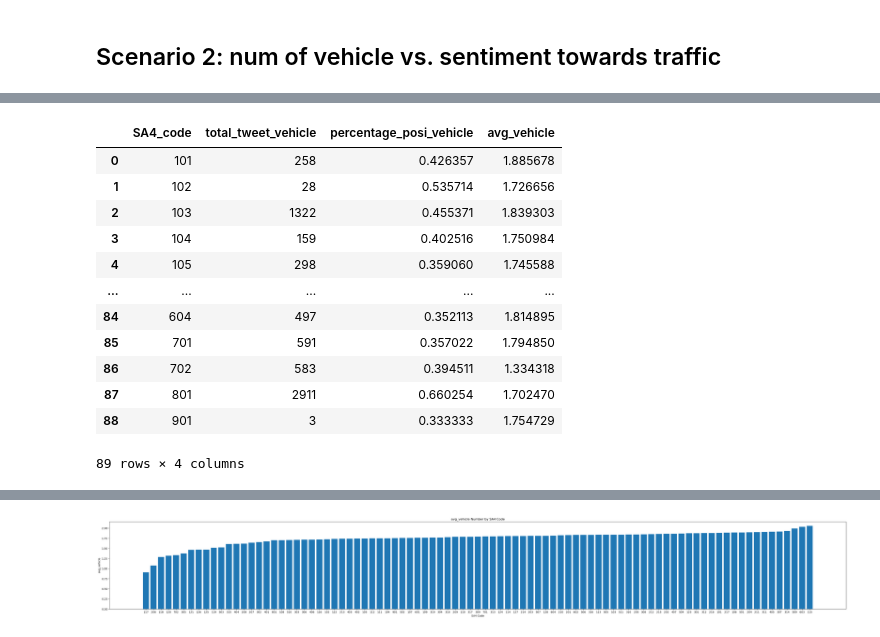
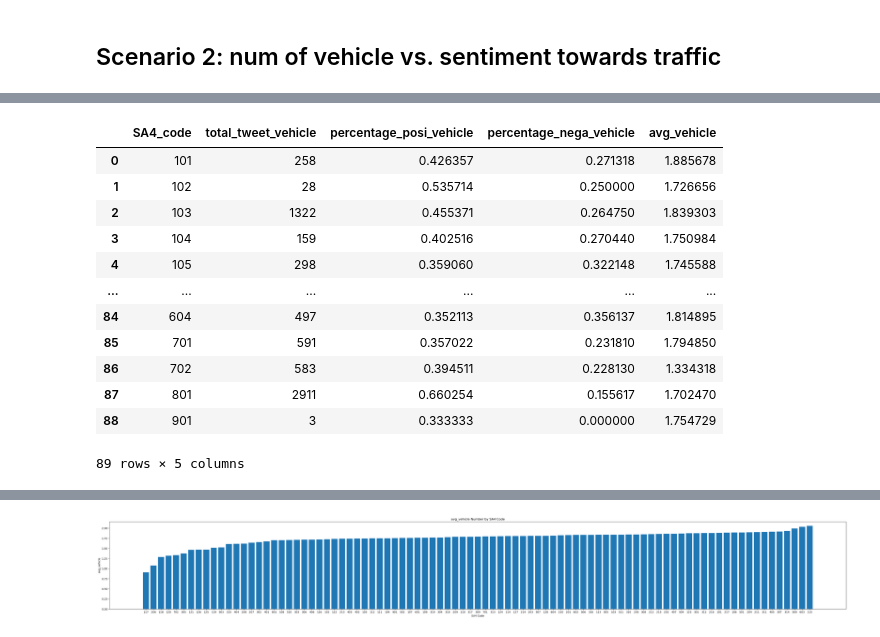
Before and after one commit to terrance2630/CCC_A2, a Jupyter notebook: processed_data_analysis/data_analysis_by_scenario.ipynb, the cells around one changed output, grey strips where cells are left out. Cells and saved outputs as stored; diff of their text form; code cells hidden in the pictures.

```diff
--- a/processed_data_analysis/data_analysis_by_scenario.ipynb
+++ b/processed_data_analysis/data_analysis_by_scenario.ipynb
@@ -108,38 +140,41 @@ with open('/Users/euniceyao/Documents/GitHub/CCC_A2/final_processed_data/s2_data
 # %%
 SA4_code = []
 total_tweet_vehicle = []
 #
 percentage_posi_vehicle = []
+percentage_nega_vehicle = []
 avg_vehicle = []
 
 for item in s2_data:
     SA4_code.append(item)
     total_tweet_vehicle.append(s2_data[item][0])
     # posi_tweet_vehicle.append(s2_data[item][2])
     percentage_posi_vehicle.append(s2_data[item][4])
+    percentage_nega_vehicle.append(s2_data[item][5])
     avg_vehicle.append(s2_data[item][7])
 
 selected_data_vehicle = {
     'SA4_code': SA4_code,
     'total_tweet_vehicle': total_tweet_vehicle,
     # 'posi_tweet_vehicle': posi_tweet_vehicle,
     'percentage_posi_vehicle': percentage_posi_vehicle,
+    'percentage_nega_vehicle': percentage_nega_vehicle,
     'avg_vehicle': avg_vehicle
 }
 
 vehicle_df = pd.DataFrame(selected_data_vehicle)
 vehicle_df
 # %% [output]
-|  | SA4_code | total_tweet_vehicle | percentage_posi_vehicle | avg_vehicle |
-| 0 | 101 | 258 | 0.426357 | 1.885678 |
-| 1 | 102 | 28 | 0.535714 | 1.726656 |
-| 2 | 103 | 1322 | 0.455371 | 1.839303 |
-| 3 | 104 | 159 | 0.402516 | 1.750984 |
-| 4 | 105 | 298 | 0.359060 | 1.745588 |
-| ... | ... | ... | ... | ... |
-| 84 | 604 | 497 | 0.352113 | 1.814895 |
-| 85 | 701 | 591 | 0.357022 | 1.794850 |
-| 86 | 702 | 583 | 0.394511 | 1.334318 |
-| 87 | 801 | 2911 | 0.660254 | 1.702470 |
-| 88 | 901 | 3 | 0.333333 | 1.754729 |
+|  | SA4_code | total_tweet_vehicle | percentage_posi_vehicle | percentage_nega_vehicle | avg_vehicle |
+| 0 | 101 | 258 | 0.426357 | 0.271318 | 1.885678 |
+| 1 | 102 | 28 | 0.535714 | 0.250000 | 1.726656 |
+| 2 | 103 | 1322 | 0.455371 | 0.264750 | 1.839303 |
+| 3 | 104 | 159 | 0.402516 | 0.270440 | 1.750984 |
+| 4 | 105 | 298 | 0.359060 | 0.322148 | 1.745588 |
+| ... | ... | ... | ... | ... | ... |
+| 84 | 604 | 497 | 0.352113 | 0.356137 | 1.814895 |
+| 85 | 701 | 591 | 0.357022 | 0.231810 | 1.794850 |
+| 86 | 702 | 583 | 0.394511 | 0.228130 | 1.334318 |
+| 87 | 801 | 2911 | 0.660254 | 0.155617 | 1.702470 |
+| 88 | 901 | 3 | 0.333333 | 0.000000 | 1.754729 |
-89 rows × 4 columns
+89 rows × 5 columns
```
Also changed, not shown: parts of 20 cells of this notebook, 10 other files.
